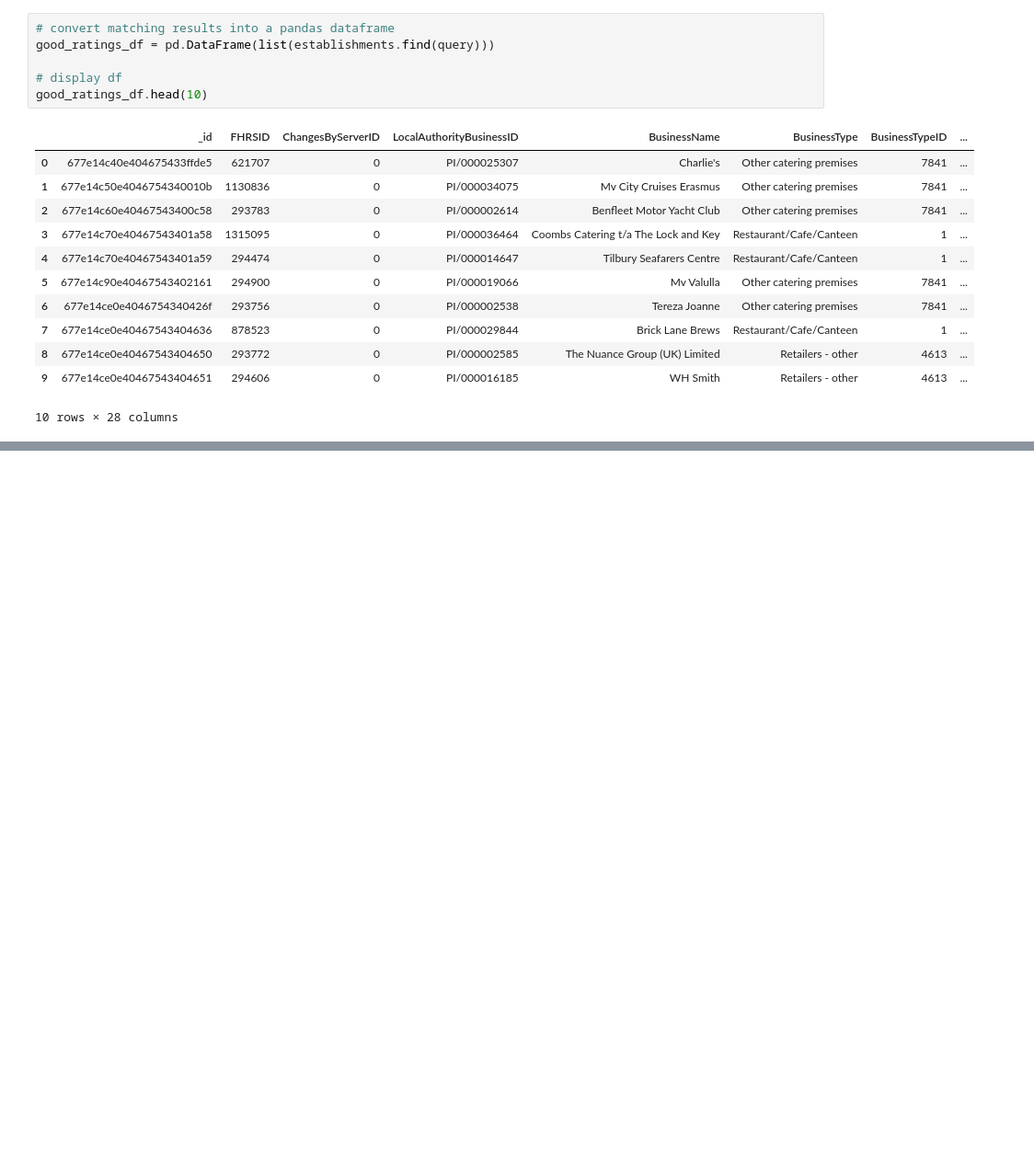
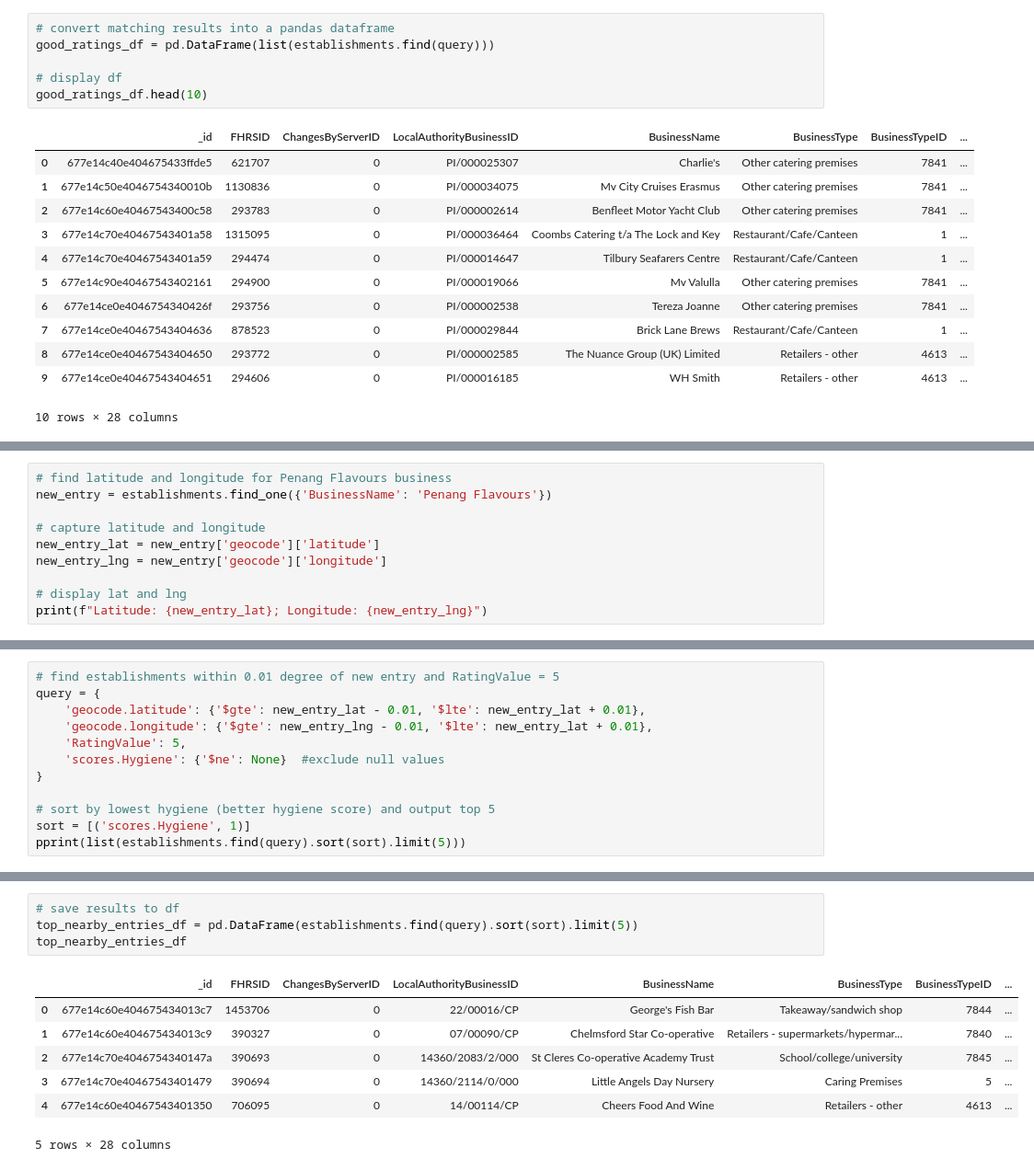
Before and after one commit to brianna-mitri/nosql-challenge, a Jupyter notebook: NoSQL_analysis.ipynb, the cells around one changed output, grey strips where cells are left out. Shown: that part at 92% size. Saved outputs shown, nothing was run; the diff lists cells and outputs as text; blank space fills up the shorter version.

Commit message:
Found/outputted top 5 entries near new entry

```diff
--- a/NoSQL_analysis.ipynb
+++ b/NoSQL_analysis.ipynb
@@ -125,0 +128,10 @@ good_ratings_df.head(10)
+# %%
+# find latitude and longitude for Penang Flavours business
+new_entry = establishments.find_one({'BusinessName': 'Penang Flavours'})
+
+# capture latitude and longitude
+new_entry_lat = new_entry['geocode']['latitude']
+new_entry_lng = new_entry['geocode']['longitude']
+
+# display lat and lng
+print(f"Latitude: {new_entry_lat}; Longitude: {new_entry_lng}")
@@ -125,0 +140,12 @@ good_ratings_df.head(10)
+# %%
+# find establishments within 0.01 degree of new entry and RatingValue = 5
+query = {
+    'geocode.latitude': {'$gte': new_entry_lat - 0.01, '$lte': new_entry_lat + 0.01},
+    'geocode.longitude': {'$gte': new_entry_lng - 0.01, '$lte': new_entry_lat + 0.01},
+    'RatingValue': 5,
+    'scores.Hygiene': {'$ne': None}  #exclude null values
+}
+
+# sort by lowest hygiene (better hygiene score) and output top 5
+sort = [('scores.Hygiene', 1)]
+pprint(list(establishments.find(query).sort(sort).limit(5)))
@@ -125,0 +170,12 @@ good_ratings_df.head(10)
+# %%
+# save results to df
+top_nearby_entries_df = pd.DataFrame(establishments.find(query).sort(sort).limit(5))
+top_nearby_entries_df
+# %% [output]
+|  | _id | FHRSID | ChangesByServerID | LocalAuthorityBusinessID | BusinessName | BusinessType | BusinessTypeID | ... |
+| 0 | 677e14c60e404675434013c7 | 1453706 | 0 | 22/00016/CP | George's Fish Bar | Takeaway/sandwich shop | 7844 | ... |
+| 1 | 677e14c60e404675434013c9 | 390327 | 0 | 07/00090/CP | Chelmsford Star Co-operative | Retailers - supermarkets/hypermar... | 7840 | ... |
+| 2 | 677e14c70e4046754340147a | 390693 | 0 | 14360/2083/2/000 | St Cleres Co-operative Academy Trust | School/college/university | 7845 | ... |
+| 3 | 677e14c70e40467543401479 | 390694 | 0 | 14360/2114/0/000 | Little Angels Day Nursery | Caring Premises | 5 | ... |
+| 4 | 677e14c60e40467543401350 | 706095 | 0 | 14/00114/CP | Cheers Food And Wine | Retailers - other | 4613 | ... |
+5 rows × 28 columns
```
Also changed, not shown: parts of 3 cells of this notebook.
